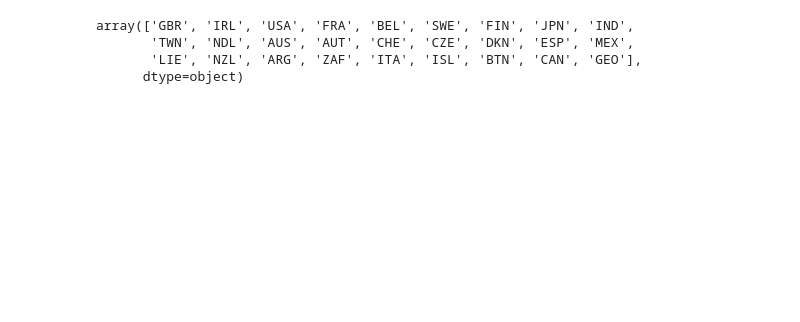
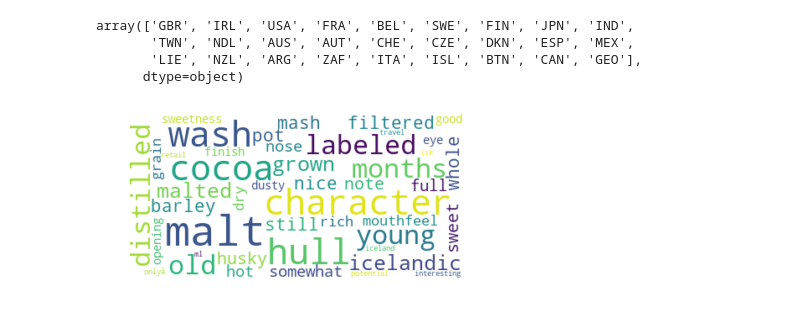
Before and after one commit to Axemen/Project-3, a Jupyter notebook: text-analysis/country_wordclouds.ipynb, the cells around one changed output. Cells and saved outputs as stored; diff of their text form; code cells hidden in the pictures; blank space fills up the shorter version.

Commit message:
adding images for all country wordclouds

```diff
--- a/text-analysis/country_wordclouds.ipynb
+++ b/text-analysis/country_wordclouds.ipynb
@@ -70,32 +70,24 @@ sr= stopwords.words('english')
 newStopWords = ["'s","whisky","whiskey"]
 sr.extend(newStopWords)
 # %%
-text=gbr_df["description"].str.cat(sep=' ').lower().strip()
+text=isl_df["description"].str.cat(sep=' ').lower().strip()
 text=text.replace("  ", " ").replace(".", "").replace(",", "").replace("!", "").replace("'", "").replace('"', "").replace(";", "").replace(":", "").replace("(", "").replace(")", "").replace("/", "")
-# print(text)
 clean_text=text.split(" ")
-# print(clean_text[0:6])
 for word in clean_text:
     if word in sr:
         clean_text.remove(word)
 tokens=[]
 for word in clean_text:
     tokens.append(word)
-# print(tokens)
 clean_tokens = tokens[:]
 for token in tokens:
     if token in sr:
         clean_tokens.remove(token)
-freq = nltk.FreqDist(clean_tokens)
-# for key,val in freq.items():
-#     print(str(key) + ':' + str(val))
-freq.plot(15, title='Description Words Frequency', color='#CC8E69', linewidth=5, cumulative=False)
-result = dict()
-for word, frequency in freq.most_common(20):
-    result[word] = frequency
-# print(result)
-wordcloud = WordCloud(max_font_size=50,max_words=100,background_color="white").generate(text)
+wc_text=' '.join(tokens)
+wordcloud = WordCloud(max_font_size=50,max_words=100,background_color="white").generate(wc_text)
 plt.figure()
 plt.imshow(wordcloud, interpolation="bilinear")
 plt.axis("off")
 plt.show()
+# %% [output]
+[figure, added]
```
Also changed, not shown: parts of 2 cells of this notebook, 31 other files.
